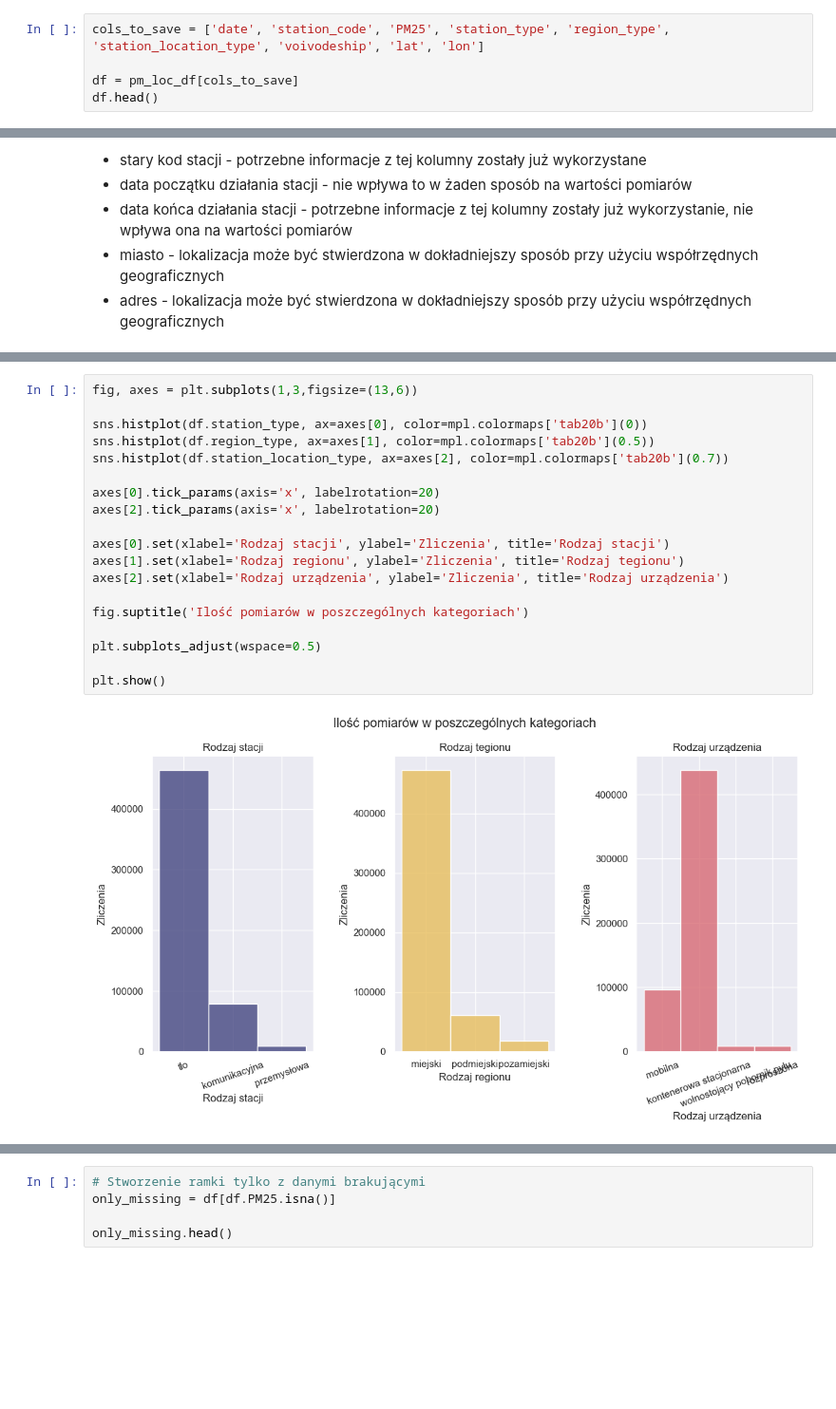
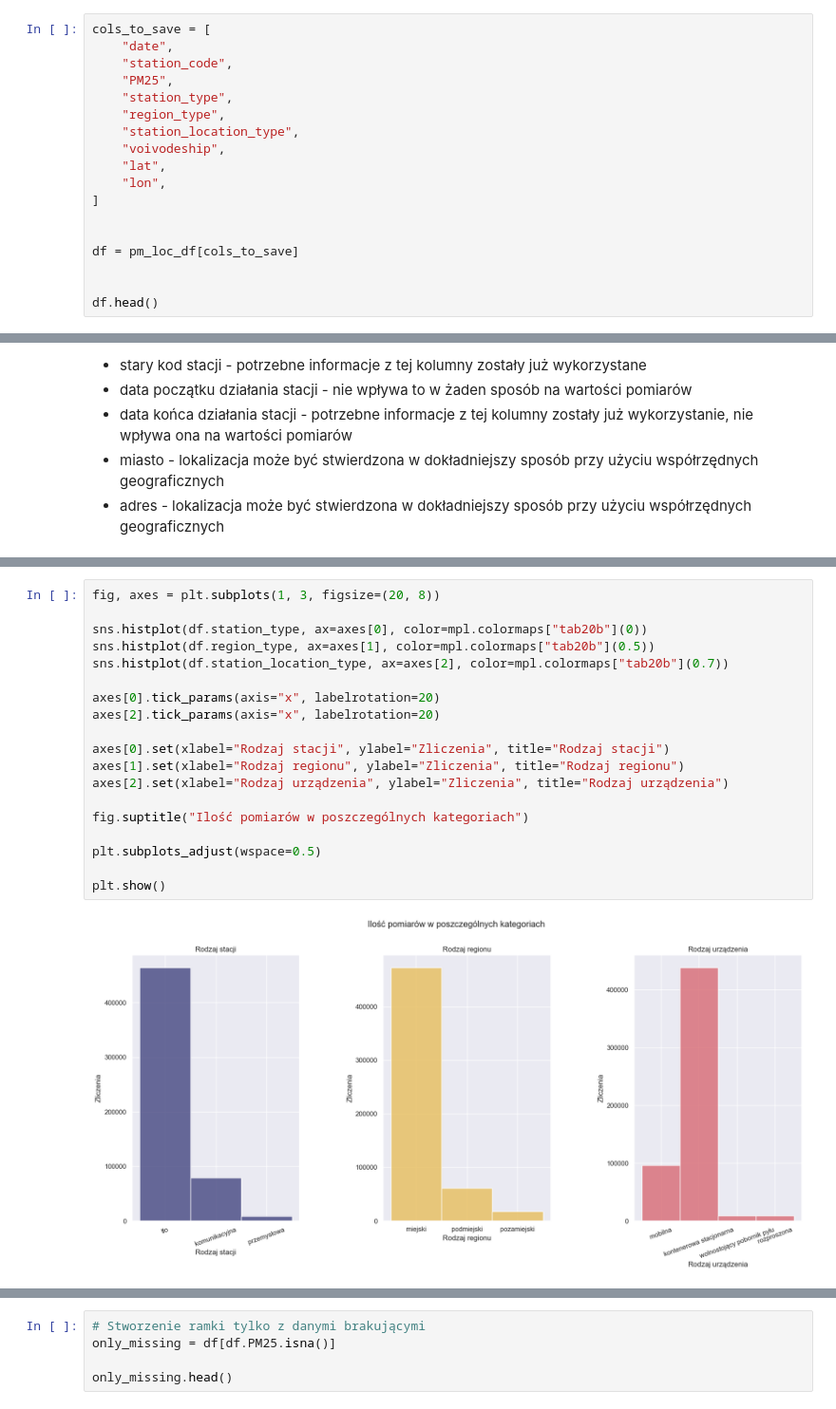
Before and after one commit to Drateffka/PUM, a Jupyter notebook: TimeSeries_project[2]/project.ipynb, the cells around one changed output, grey strips where cells are left out. Shown at 95% size. Cells and saved outputs as stored; diff of their text form; blank space fills up the shorter version.

```diff
--- a/TimeSeries_project[2]/project.ipynb
+++ b/TimeSeries_project[2]/project.ipynb
@@ -103,7 +158,20 @@ plt.show()
 # %%
-cols_to_save = ['date', 'station_code', 'PM25', 'station_type', 'region_type', 'station_location_type', 'voivodeship', 'lat', 'lon']
+cols_to_save = [
+    "date",
+    "station_code",
+    "PM25",
+    "station_type",
+    "region_type",
+    "station_location_type",
+    "voivodeship",
+    "lat",
+    "lon",
+]
+
 
 df = pm_loc_df[cols_to_save]
+
+
 df.head()
 # %% [output]
 |  | date | station_code | PM25 | station_type | region_type | station_location_type | voivodeship | lat | ... |
@@ -154,24 +231,24 @@ podmiejski      61320
 pozamiejski     17520
 Name: count, dtype: int64
 # %%
-fig, axes = plt.subplots(1,3,figsize=(13,6))
+fig, axes = plt.subplots(1, 3, figsize=(20, 8))
 
-sns.histplot(df.station_type, ax=axes[0], color=mpl.colormaps['tab20b'](0))
-sns.histplot(df.region_type, ax=axes[1], color=mpl.colormaps['tab20b'](0.5))
-sns.histplot(df.station_location_type, ax=axes[2], color=mpl.colormaps['tab20b'](0.7))
+sns.histplot(df.station_type, ax=axes[0], color=mpl.colormaps["tab20b"](0))
+sns.histplot(df.region_type, ax=axes[1], color=mpl.colormaps["tab20b"](0.5))
+sns.histplot(df.station_location_type, ax=axes[2], color=mpl.colormaps["tab20b"](0.7))
 
-axes[0].tick_params(axis='x', labelrotation=20)
-axes[2].tick_params(axis='x', labelrotation=20)
+axes[0].tick_params(axis="x", labelrotation=20)
+axes[2].tick_params(axis="x", labelrotation=20)
 
-axes[0].set(xlabel='Rodzaj stacji', ylabel='Zliczenia', title='Rodzaj stacji')
-axes[1].set(xlabel='Rodzaj regionu', ylabel='Zliczenia', title='Rodzaj tegionu')
-axes[2].set(xlabel='Rodzaj urządzenia', ylabel='Zliczenia', title='Rodzaj urządzenia')
+axes[0].set(xlabel="Rodzaj stacji", ylabel="Zliczenia", title="Rodzaj stacji")
+axes[1].set(xlabel="Rodzaj regionu", ylabel="Zliczenia", title="Rodzaj regionu")
+axes[2].set(xlabel="Rodzaj urządzenia", ylabel="Zliczenia", title="Rodzaj urządzenia")
 
-fig.suptitle('Ilość pomiarów w poszczególnych kategoriach')
+fig.suptitle("Ilość pomiarów w poszczególnych kategoriach")
 
 plt.subplots_adjust(wspace=0.5)
 
 plt.show()
 # %% [output]
-[figure, old version]
+[figure, new version]
 # %%
```
Also changed, not shown: parts of 75 cells of this notebook.
